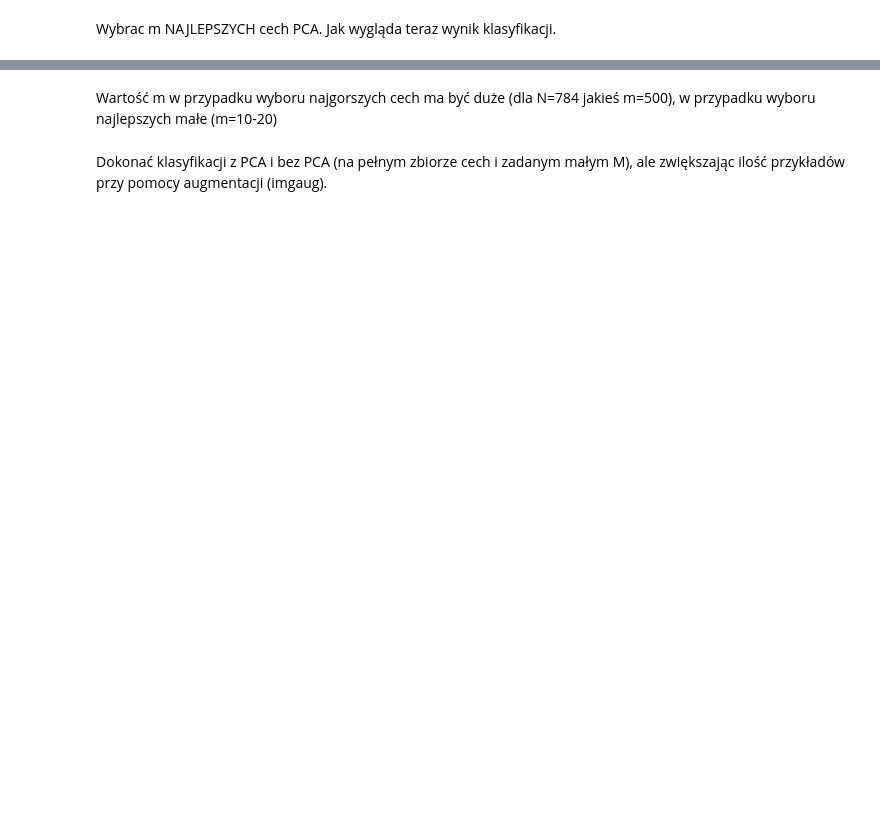
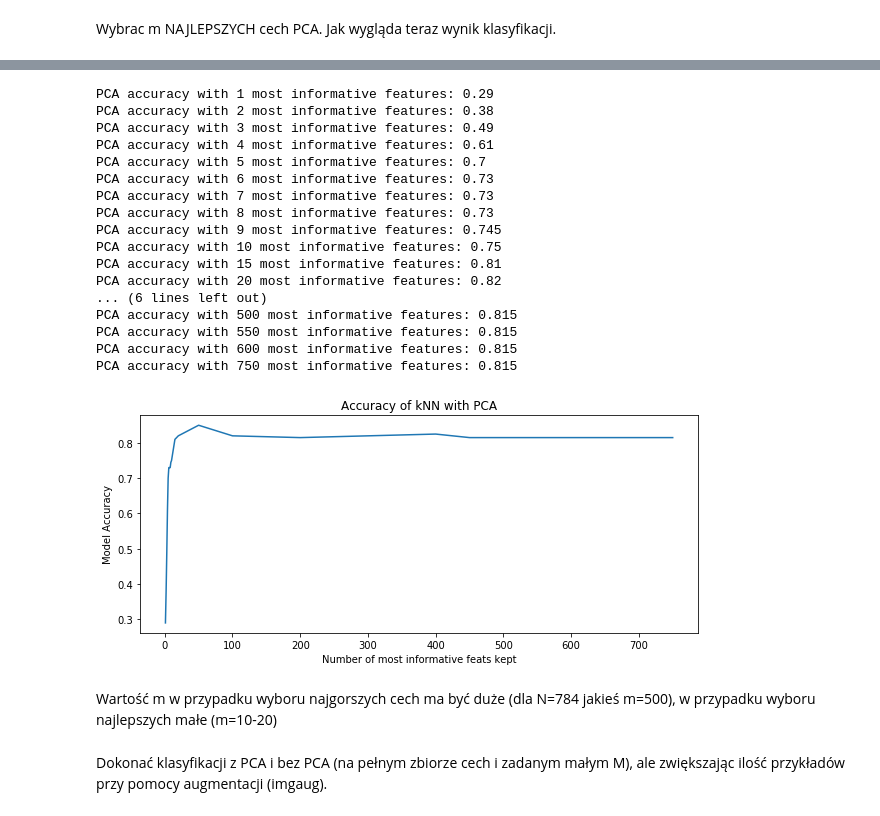
Before and after one commit to arkadiuss/ML_lab2_solution, a Jupyter notebook: lab2_tutorial.ipynb, the cells around one changed output, grey strips where cells are left out. Saved outputs shown, nothing was run; the diff lists cells and outputs as text; code cells hidden in the pictures; blank space fills up the shorter version.

```diff
--- a/lab2_tutorial.ipynb
+++ b/lab2_tutorial.ipynb
@@ -901,3 +910,46 @@ PCA accuracy with 750 most informative features: 0.815
+# %%
+all_feats = 784
+
+x_chart = []
+y_chart = []
+
+X_train, X_test, y_train, y_test = train_test_split(X, Y, test_size=0.2, random_state=42)
+
+
+for best_num_feats in [1,2,3,4,5,6,7,8,9,10,15,20,30,50,100, 200,400,450, 500, 550, 600, 750]:
+    pcaedX = my_pca(n=best_num_feats)
+    X_train_pca, X_test_pca = my_train_test_pca(X_train, X_test, n=best_num_feats)
+    acc = check_accuracy_knn(X_train_pca, X_test_pca, y_train, y_test)
+    print('PCA accuracy with', best_num_feats, 'most informative features:',acc)
+    x_chart.append(best_num_feats)
+    y_chart.append(acc)
+
+
+plt.figure(figsize = (10, 4))
+plt.plot(x_chart, y_chart)
+plt.title("Accuracy of kNN with PCA")
+plt.xlabel('Number of most informative feats kept')
+plt.ylabel('Model Accuracy')
+plt.show()
+# %% [output]
+PCA accuracy with 1 most informative features: 0.29
+PCA accuracy with 2 most informative features: 0.38
+PCA accuracy with 3 most informative features: 0.49
+PCA accuracy with 4 most informative features: 0.61
+PCA accuracy with 5 most informative features: 0.7
+PCA accuracy with 6 most informative features: 0.73
+PCA accuracy with 7 most informative features: 0.73
+PCA accuracy with 8 most informative features: 0.73
+PCA accuracy with 9 most informative features: 0.745
+PCA accuracy with 10 most informative features: 0.75
+PCA accuracy with 15 most informative features: 0.81
+PCA accuracy with 20 most informative features: 0.82
+... (6 lines left out)
+PCA accuracy with 500 most informative features: 0.815
+PCA accuracy with 550 most informative features: 0.815
+PCA accuracy with 600 most informative features: 0.815
+PCA accuracy with 750 most informative features: 0.815
+[figure, added]
 # %% [markdown]
 Wartość m w przypadku wyboru najgorszych cech ma być duże (dla N=784 jakieś m=500), w przypadku wyboru najlepszych małe (m=10-20)
 # %% [markdown]
```
Also changed, not shown: parts of 9 cells of this notebook.
